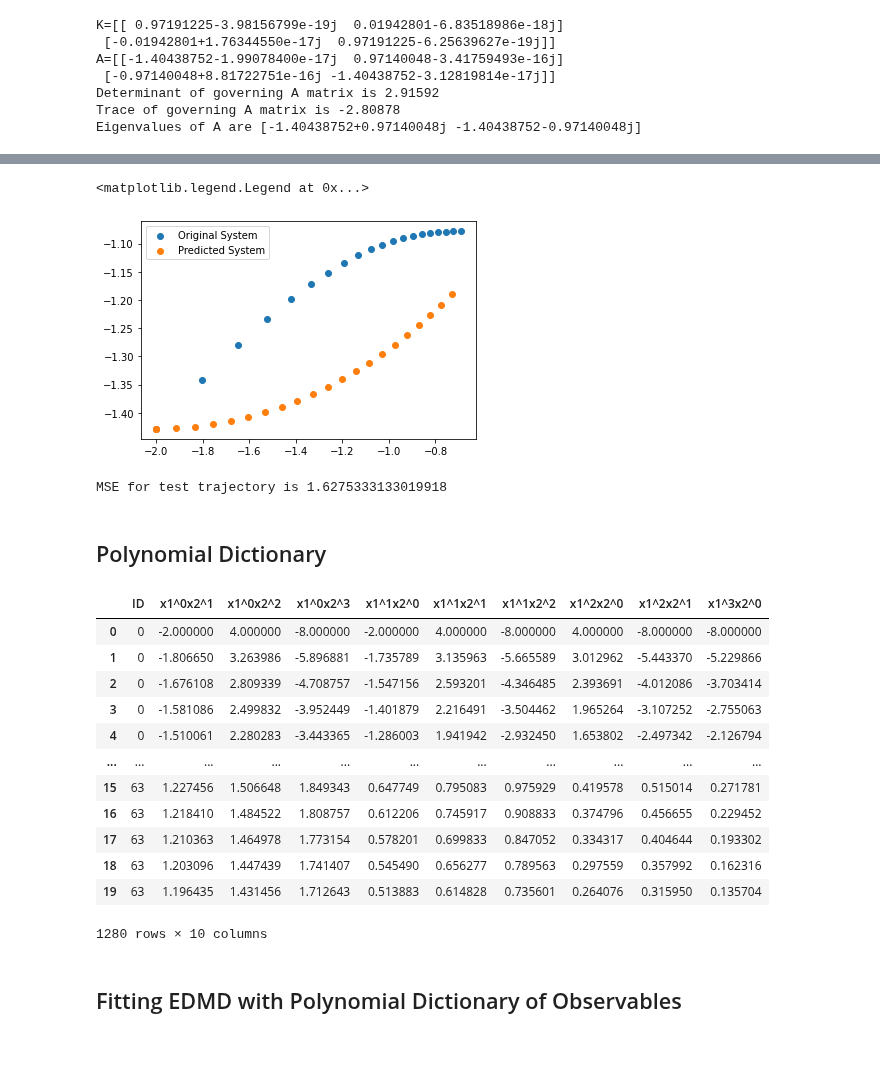
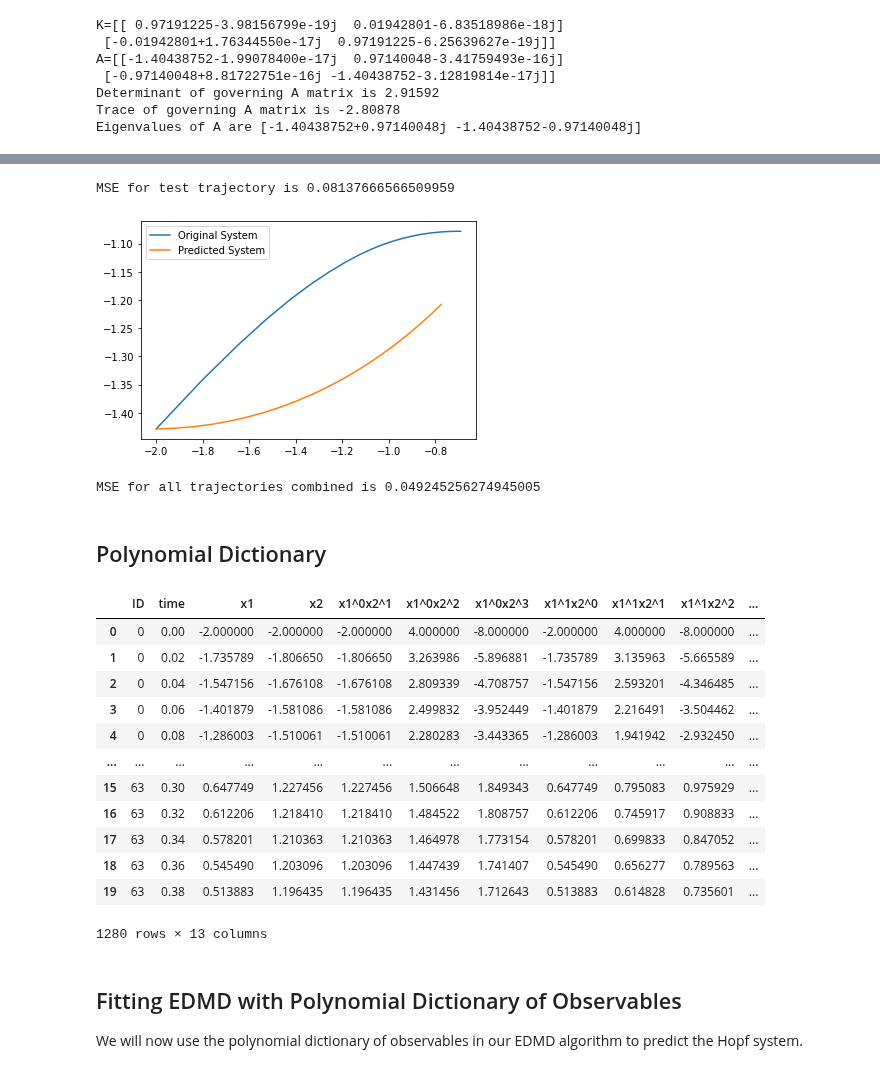
Before and after one commit to waleedbinkhalid74/ml_cms_final_project, a Jupyter notebook: ml_cms_final_proj_task_4_part_3.ipynb, the cells around one changed output, grey strips where cells are left out. Saved outputs shown, nothing was run; the diff lists cells and outputs as text; code cells hidden in the pictures.

```diff
--- a/ml_cms_final_proj_task_4_part_3.ipynb
+++ b/ml_cms_final_proj_task_4_part_3.ipynb
@@ -58,4 +58,6 @@ for index, ic in enumerate(initial_conditions):
     solution_y = pd.DataFrame(data=solution["y"][:,1:].T, columns=["y1", "y2"])
     combined_df = pd.concat([solution_x, solution_y], axis=1)
     combined_df.insert(0, 'ID', index)
+    combined_df.insert(1, 'time', solution['t'][:-1])
     solution_df = pd.concat([solution_df, combined_df])
+solution_df
@@ -108,9 +155,11 @@ Determinant of governing A matrix is 2.91592
 Trace of governing A matrix is -2.80878
 Eigenvalues of A are [-1.40438752+0.97140048j -1.40438752-0.97140048j]
 # %%
+t_range = t_eval[:-1]
 x_actual = solution_df[solution_df['ID'] == 1].iloc[:,:3]
 initial_values = pd.DataFrame(initial_conditions, columns=['x1', 'x2'])
 initial_values.insert(0, 'ID', range(len(initial_values)))
-x_predict_dmd = dmd.predict(initial_values, t_end=20)
+initial_values.insert(1, 'time', 0)
+x_predict_dmd = dmd.predict(initial_values, t_range=t_range)
 x_predict_dmd
 # %% [output]
@@ -141,42 +194,45 @@ fig.savefig('figures/limit_cycle_dmd_sol.png')
 # %%
-x_actual = solution_df[solution_df['ID'] == 1].iloc[:,:3]
-initial_values = x_actual.iloc[0:1,0:3]
-x_predict = dmd.predict(initial_values, t_end=20)
+x_actual = solution_df[solution_df['ID'] == 1].iloc[:,:4]
+initial_values = x_actual.iloc[0:1,0:4]
+x_predict = dmd.predict(initial_values, t_range=t_range)
 fig, axs = plt.subplots(1,1, sharex=True, sharey=True)
-axs.scatter(x_actual.iloc[:,1].to_numpy().real, x_actual.iloc[:,2].to_numpy().real, label='Original System')
-axs.scatter(x_predict.iloc[:,1].to_numpy().real, x_predict.iloc[:,2].to_numpy(), label='Predicted System')
+axs.plot(x_actual.iloc[:,2].to_numpy().real, x_actual.iloc[:,3].to_numpy().real, label='Original System')
+axs.plot(x_predict.iloc[:,2].to_numpy().real, x_predict.iloc[:,3].to_numpy(), label='Predicted System')
 plt.legend()
+fig.savefig('figures/dmd_hopf_traj.png')
+mse = mse_calc(x_actual.iloc[:,2:].to_numpy(), x_predict.iloc[:,2:].to_numpy())
+print(f"MSE for test trajectory is {mse}")
 # %% [output]
-<matplotlib.legend.Legend at 0x...>
+MSE for test trajectory is 0.08137666566509959
-[figure, old version]
+[figure, new version]
-# %%
-diff = x_actual.iloc[:,1:].to_numpy() - x_predict.iloc[1:-1,1:].to_numpy()
-mse = np.sum(diff**2)
-print(f"MSE for test trajectory is {mse}")
-# %% [output]
-MSE for test trajectory is 1.6275333133019918
+# %%
+print(f"MSE for all trajectories combined is {mse_all_traj(solution_df, x_predict_dmd)}")
+# %% [output]
+MSE for all trajectories combined is 0.049245256274945005
 # %% [markdown]
 ## Polynomial Dictionary
 # %%
 polynomial_observables = Polynomials(3)
-polynomial_observables.segregate_observables_from_variable(polynomial_observables.fit(solution_df.iloc[:,0:3]))
-# polynomial_observables.fit(solution_df.iloc[:,0:3])
+# polynomial_observables.segregate_observables_from_variable(polynomial_observables.fit(solution_df.iloc[:,0:4]))
+polynomial_observables.fit(solution_df.iloc[:,0:4])
 # %% [output]
-|  | ID | x1^0x2^1 | x1^0x2^2 | x1^0x2^3 | x1^1x2^0 | x1^1x2^1 | x1^1x2^2 | x1^2x2^0 | x1^2x2^1 | x1^3x2^0 |
-| 0 | 0 | -2.000000 | 4.000000 | -8.000000 | -2.000000 | 4.000000 | -8.000000 | 4.000000 | -8.000000 | -8.000000 |
-| 1 | 0 | -1.806650 | 3.263986 | -5.896881 | -1.735789 | 3.135963 | -5.665589 | 3.012962 | -5.443370 | -5.229866 |
-| 2 | 0 | -1.676108 | 2.809339 | -4.708757 | -1.547156 | 2.593201 | -4.346485 | 2.393691 | -4.012086 | -3.703414 |
-| 3 | 0 | -1.581086 | 2.499832 | -3.952449 | -1.401879 | 2.216491 | -3.504462 | 1.965264 | -3.107252 | -2.755063 |
-| 4 | 0 | -1.510061 | 2.280283 | -3.443365 | -1.286003 | 1.941942 | -2.932450 | 1.653802 | -2.497342 | -2.126794 |
-| ... | ... | ... | ... | ... | ... | ... | ... | ... | ... | ... |
-| 15 | 63 | 1.227456 | 1.506648 | 1.849343 | 0.647749 | 0.795083 | 0.975929 | 0.419578 | 0.515014 | 0.271781 |
-| 16 | 63 | 1.218410 | 1.484522 | 1.808757 | 0.612206 | 0.745917 | 0.908833 | 0.374796 | 0.456655 | 0.229452 |
-| 17 | 63 | 1.210363 | 1.464978 | 1.773154 | 0.578201 | 0.699833 | 0.847052 | 0.334317 | 0.404644 | 0.193302 |
-| 18 | 63 | 1.203096 | 1.447439 | 1.741407 | 0.545490 | 0.656277 | 0.789563 | 0.297559 | 0.357992 | 0.162316 |
-| 19 | 63 | 1.196435 | 1.431456 | 1.712643 | 0.513883 | 0.614828 | 0.735601 | 0.264076 | 0.315950 | 0.135704 |
+|  | ID | time | x1 | x2 | x1^0x2^1 | x1^0x2^2 | x1^0x2^3 | x1^1x2^0 | x1^1x2^1 | x1^1x2^2 | ... |
+| 0 | 0 | 0.00 | -2.000000 | -2.000000 | -2.000000 | 4.000000 | -8.000000 | -2.000000 | 4.000000 | -8.000000 | ... |
+| 1 | 0 | 0.02 | -1.735789 | -1.806650 | -1.806650 | 3.263986 | -5.896881 | -1.735789 | 3.135963 | -5.665589 | ... |
+| 2 | 0 | 0.04 | -1.547156 | -1.676108 | -1.676108 | 2.809339 | -4.708757 | -1.547156 | 2.593201 | -4.346485 | ... |
+| 3 | 0 | 0.06 | -1.401879 | -1.581086 | -1.581086 | 2.499832 | -3.952449 | -1.401879 | 2.216491 | -3.504462 | ... |
+| 4 | 0 | 0.08 | -1.286003 | -1.510061 | -1.510061 | 2.280283 | -3.443365 | -1.286003 | 1.941942 | -2.932450 | ... |
+| ... | ... | ... | ... | ... | ... | ... | ... | ... | ... | ... | ... |
+| 15 | 63 | 0.30 | 0.647749 | 1.227456 | 1.227456 | 1.506648 | 1.849343 | 0.647749 | 0.795083 | 0.975929 | ... |
+| 16 | 63 | 0.32 | 0.612206 | 1.218410 | 1.218410 | 1.484522 | 1.808757 | 0.612206 | 0.745917 | 0.908833 | ... |
+| 17 | 63 | 0.34 | 0.578201 | 1.210363 | 1.210363 | 1.464978 | 1.773154 | 0.578201 | 0.699833 | 0.847052 | ... |
+| 18 | 63 | 0.36 | 0.545490 | 1.203096 | 1.203096 | 1.447439 | 1.741407 | 0.545490 | 0.656277 | 0.789563 | ... |
+| 19 | 63 | 0.38 | 0.513883 | 1.196435 | 1.196435 | 1.431456 | 1.712643 | 0.513883 | 0.614828 | 0.735601 | ... |
-1280 rows × 10 columns
+1280 rows × 13 columns
 # %% [markdown]
 ## Fitting EDMD with Polynomial Dictionary of Observables
+
+We will now use the polynomial dictionary of observables in our EDMD algorithm to predict the Hopf system.
 # %%
 edmd = EDMD(solution_df, 2, polynomial_observables)
 edmd.fit()
```
Also changed, not shown: parts of 14 cells of this notebook, 7 other files.
